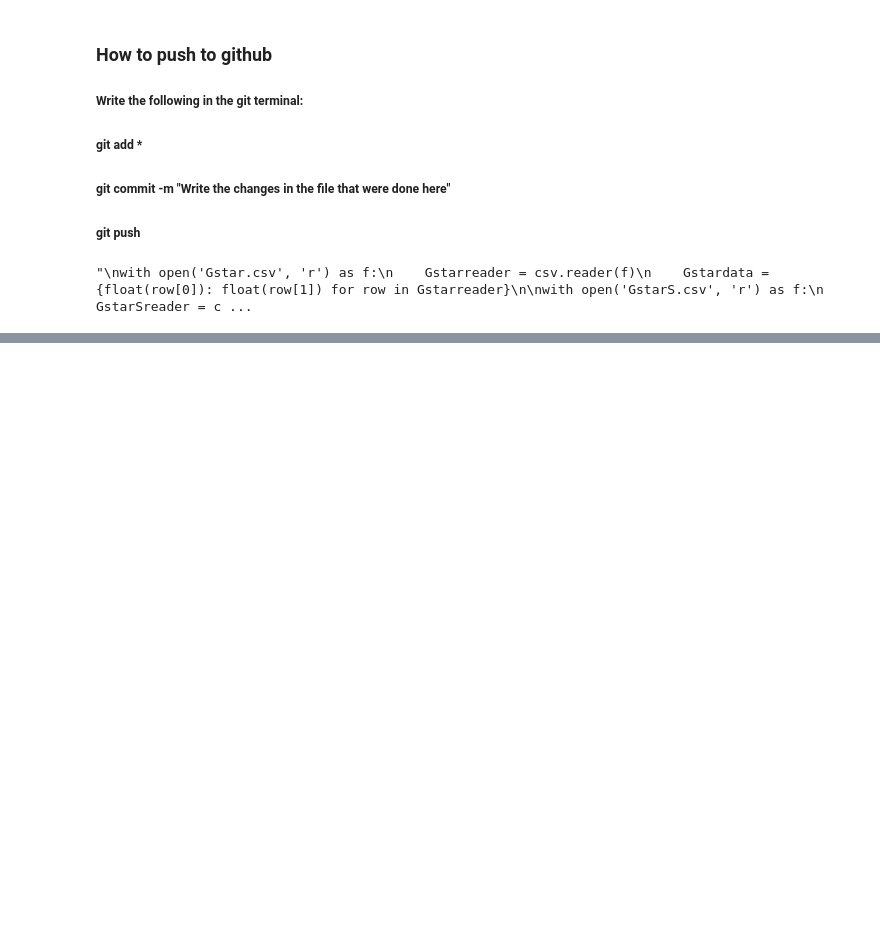
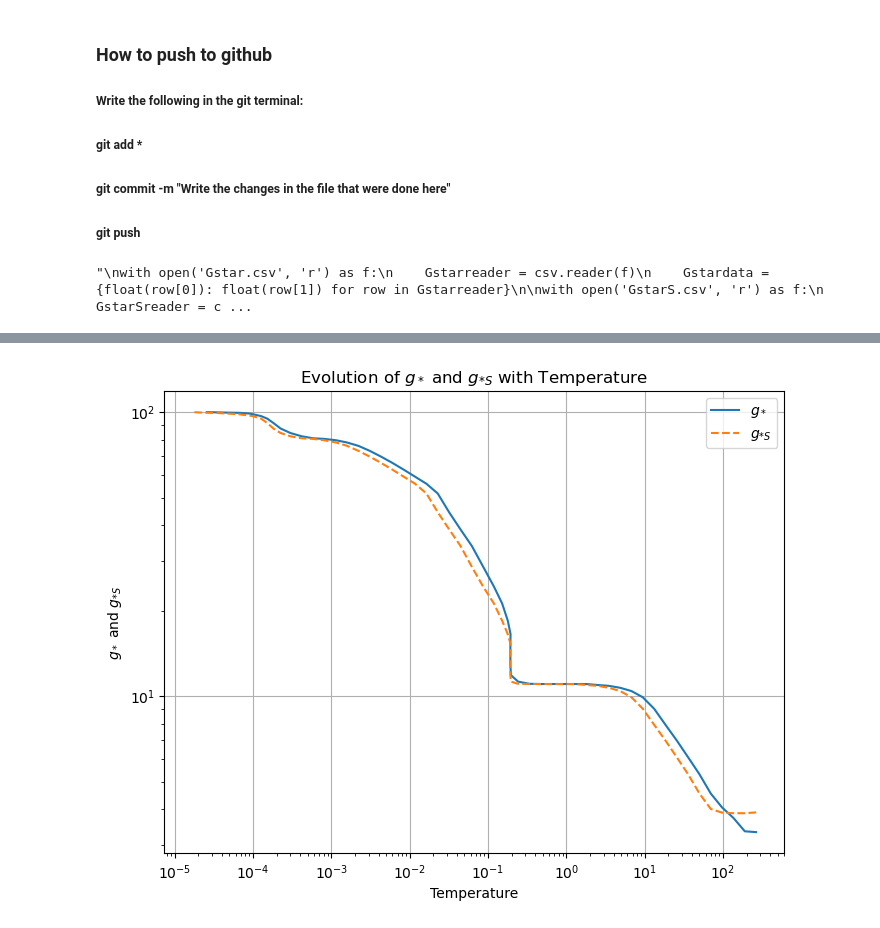
Before and after one commit to IgalPress/Thesis, a Jupyter notebook: FreezeOutCode.ipynb, the cells around one changed output, grey strips where cells are left out. Drawn from its saved outputs; the diff is of its cells as text; code cells hidden in the pictures; blank space fills up the shorter version.

```diff
--- a/FreezeOutCode.ipynb
+++ b/FreezeOutCode.ipynb
@@ -167,0 +162,38 @@ plt.title('Y_eq vs x for different Y_eq formulas')
+# %%
+import pandas as pd
+import matplotlib.pyplot as plt
+
+# Load the data
+Gstar_df = pd.read_csv("Gstar.csv")
+GstarS_df = pd.read_csv("GstarS.csv")
+
+# Convert to dictionaries while preserving order
+Gstar = dict(zip(Gstar_df.iloc[:, 0], Gstar_df.iloc[:, 1]))
+GstarS = dict(zip(GstarS_df.iloc[:, 0], GstarS_df.iloc[:, 1]))
+
+# Extract temperature values and corresponding function values in original order
+temps_Gstar = Gstar_df.iloc[:, 0].values  # Keep order from CSV
+values_Gstar = np.flip(Gstar_df.iloc[:, 1].values)
+
+temps_GstarS = GstarS_df.iloc[:, 0].values  # Keep order from CSV
+values_GstarS = np.flip(GstarS_df.iloc[:, 1].values)
+
+# Plot the functions
+plt.figure(figsize=(8, 6))
+plt.plot(temps_Gstar, values_Gstar, label="$g_*$", linestyle="-")
+plt.plot(temps_GstarS, values_GstarS, label="$g_{*S}$", linestyle="--")
+plt.xscale('log')
+
+plt.yscale('log')
+
+# Labels and title
+plt.xlabel("Temperature")
+plt.ylabel("$g_*$ and $g_{*S}$")
+plt.title("Evolution of $g_*$ and $g_{*S}$ with Temperature")
+plt.legend()
+plt.grid(True)
+
+# Show the plot
+plt.show()
+# %% [output]
+[figure, added]
```
Also changed, not shown: parts of 4 cells of this notebook, 3 other files.
